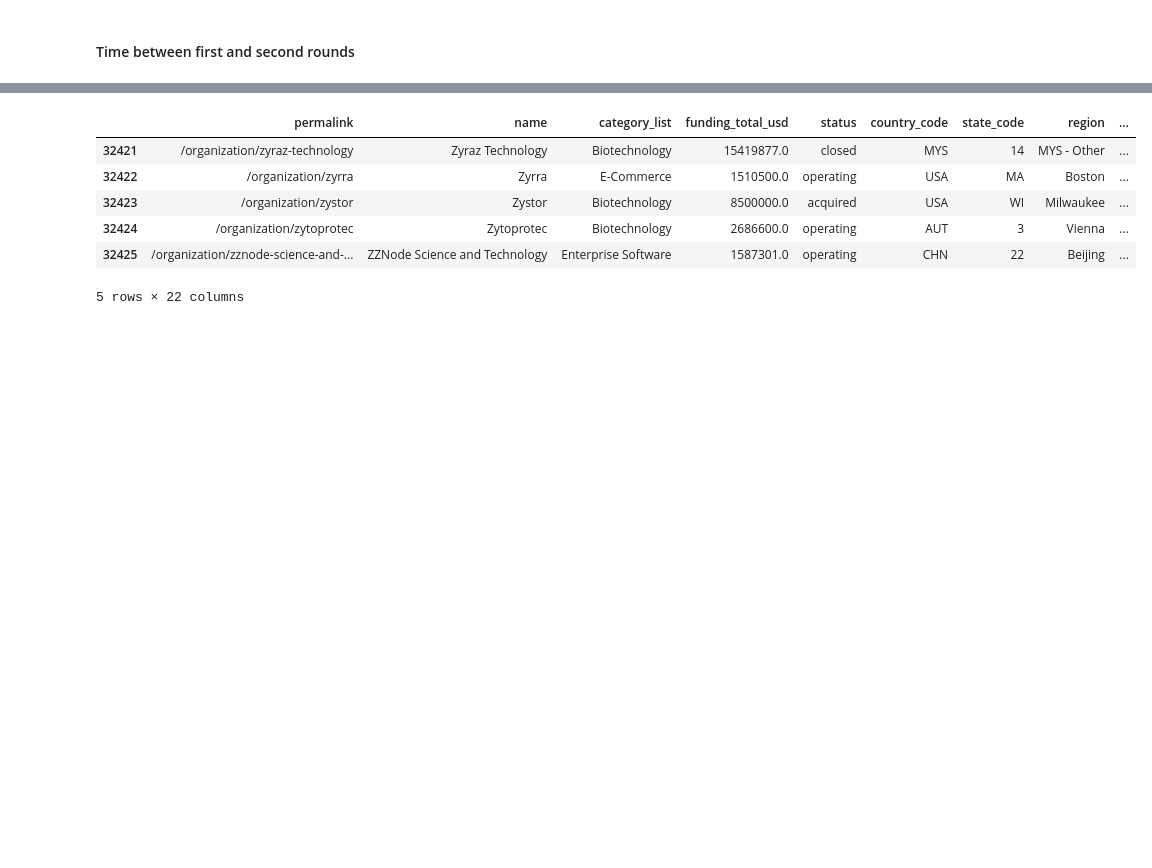
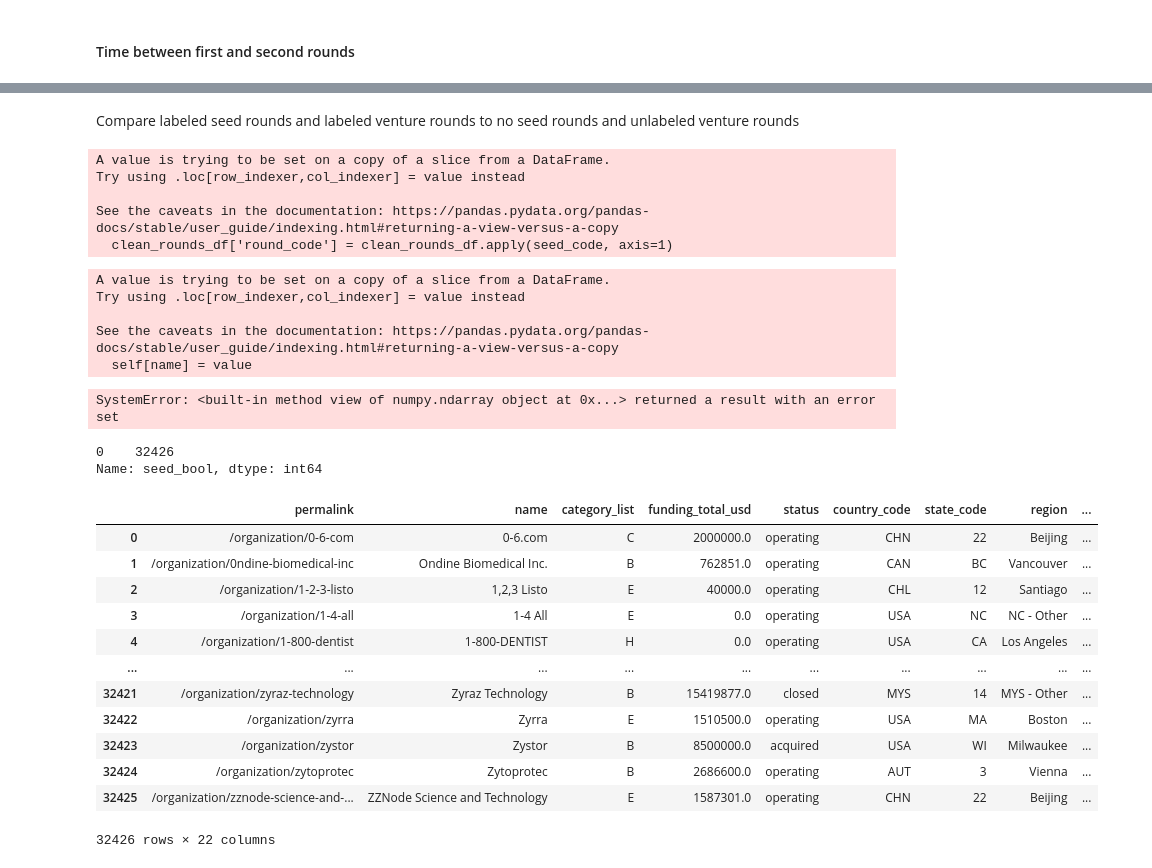
Before and after one commit to jbpatty/project-3, a Jupyter notebook: startup_prediction_cleaning.ipynb, the cells around one changed output, grey strips where cells are left out. Drawn from its saved outputs; the diff is of its cells as text; code cells hidden in the pictures; blank space fills up the shorter version.

```diff
--- a/startup_prediction_cleaning.ipynb
+++ b/startup_prediction_cleaning.ipynb
@@ -367,10 +490,76 @@ for company in clean_rounds_df.company_name.unique():
+# %% [markdown]
+Compare labeled seed rounds and labeled venture rounds to no seed rounds and unlabeled venture rounds
+# %%
+def seed_code(row):
+
+    """
+    Replace funding round type with 'seed' if type is 'seed'
+
+    """
+
+    if row['funding_round_type'] == 'seed':
+        return 'seed'
+    else:
+        return row['funding_round_code']
+
+clean_rounds_df['round_code'] = clean_rounds_df.apply(seed_code, axis=1)
+# %% [output]
+A value is trying to be set on a copy of a slice from a DataFrame.
+Try using .loc[row_indexer,col_indexer] = value instead
+
+See the caveats in the documentation: https://pandas.pydata.org/pandas-docs/stable/user_guide/indexing.html#returning-a-view-versus-a-copy
+  clean_rounds_df['round_code'] = clean_rounds_df.apply(seed_code, axis=1)
+# %%
+clean_rounds_df.funded_at = pd.to_datetime(clean_rounds_df.loc[:, 'funded_at'])
+# %% [output]
+A value is trying to be set on a copy of a slice from a DataFrame.
+Try using .loc[row_indexer,col_indexer] = value instead
+
+See the caveats in the documentation: https://pandas.pydata.org/pandas-docs/stable/user_guide/indexing.html#returning-a-view-versus-a-copy
+  self[name] = value
+# %%
+# Group by company and round code for companies that segmented their rounds
+company_round_groups = clean_rounds_df.groupby(['company_name',
+                                                'round_code']).agg({
+                                                'funded_at' : 'max',
+                                                'raised_amount_usd':'sum'
+                                              })
+company_round_groups.reset_index(inplace=True)
+# %%
+# Seed df
+seed_df = company_round_groups[company_round_groups.round_code == 'seed'].rename(
+                        columns = {
+                            'company_name' : 'name',
+                            'round_code' : 'seed_bool',
+                            'funded_at' : 'seed_date',
+                            'raised_amount_usd' : 'seed_amount'
+                        })
+
+seed_df.seed_bool = 1
+# %%
+# Fill in seed bool column in df for companies with a labeled seed round
+nonoperating_companies_df['seed_bool'] = 0
+nonoperating_companies_df.loc[nonoperating_companies_df.isin(seed_df.name.values), 'seed_bool'] = 1
+# %% [output]
+SystemError: <built-in method view of numpy.ndarray object at 0x...> returned a result with an error set
+# %%
+nonoperating_companies_df.seed_bool.value_counts()
+# %% [output]
+0    32426
+Name: seed_bool, dtype: int64
 # %%
-nonoperating_companies_df.tail()
+nonoperating_companies_df
 # %% [output]
 |  | permalink | name | category_list | funding_total_usd | status | country_code | state_code | region | ... |
-| 32421 | /organization/zyraz-technology | Zyraz Technology | Biotechnology | 15419877.0 | closed | MYS | 14 | MYS - Other | ... |
-| 32422 | /organization/zyrra | Zyrra | E-Commerce | 1510500.0 | operating | USA | MA | Boston | ... |
-| 32423 | /organization/zystor | Zystor | Biotechnology | 8500000.0 | acquired | USA | WI | Milwaukee | ... |
-| 32424 | /organization/zytoprotec | Zytoprotec | Biotechnology | 2686600.0 | operating | AUT | 3 | Vienna | ... |
-| 32425 | /organization/zznode-science-and-... | ZZNode Science and Technology | Enterprise Software | 1587301.0 | operating | CHN | 22 | Beijing | ... |
+| 0 | /organization/0-6-com | 0-6.com | C | 2000000.0 | operating | CHN | 22 | Beijing | ... |
+| 1 | /organization/0ndine-biomedical-inc | Ondine Biomedical Inc. | B | 762851.0 | operating | CAN | BC | Vancouver | ... |
+| 2 | /organization/1-2-3-listo | 1,2,3 Listo | E | 40000.0 | operating | CHL | 12 | Santiago | ... |
+| 3 | /organization/1-4-all | 1-4 All | E | 0.0 | operating | USA | NC | NC - Other | ... |
+| 4 | /organization/1-800-dentist | 1-800-DENTIST | H | 0.0 | operating | USA | CA | Los Angeles | ... |
+| ... | ... | ... | ... | ... | ... | ... | ... | ... | ... |
+| 32421 | /organization/zyraz-technology | Zyraz Technology | B | 15419877.0 | closed | MYS | 14 | MYS - Other | ... |
+| 32422 | /organization/zyrra | Zyrra | E | 1510500.0 | operating | USA | MA | Boston | ... |
+| 32423 | /organization/zystor | Zystor | B | 8500000.0 | acquired | USA | WI | Milwaukee | ... |
+| 32424 | /organization/zytoprotec | Zytoprotec | B | 2686600.0 | operating | AUT | 3 | Vienna | ... |
+| 32425 | /organization/zznode-science-and-... | ZZNode Science and Technology | E | 1587301.0 | operating | CHN | 22 | Beijing | ... |
-5 rows × 22 columns
+32426 rows × 22 columns
```
Also changed, not shown: parts of 45 cells of this notebook.
